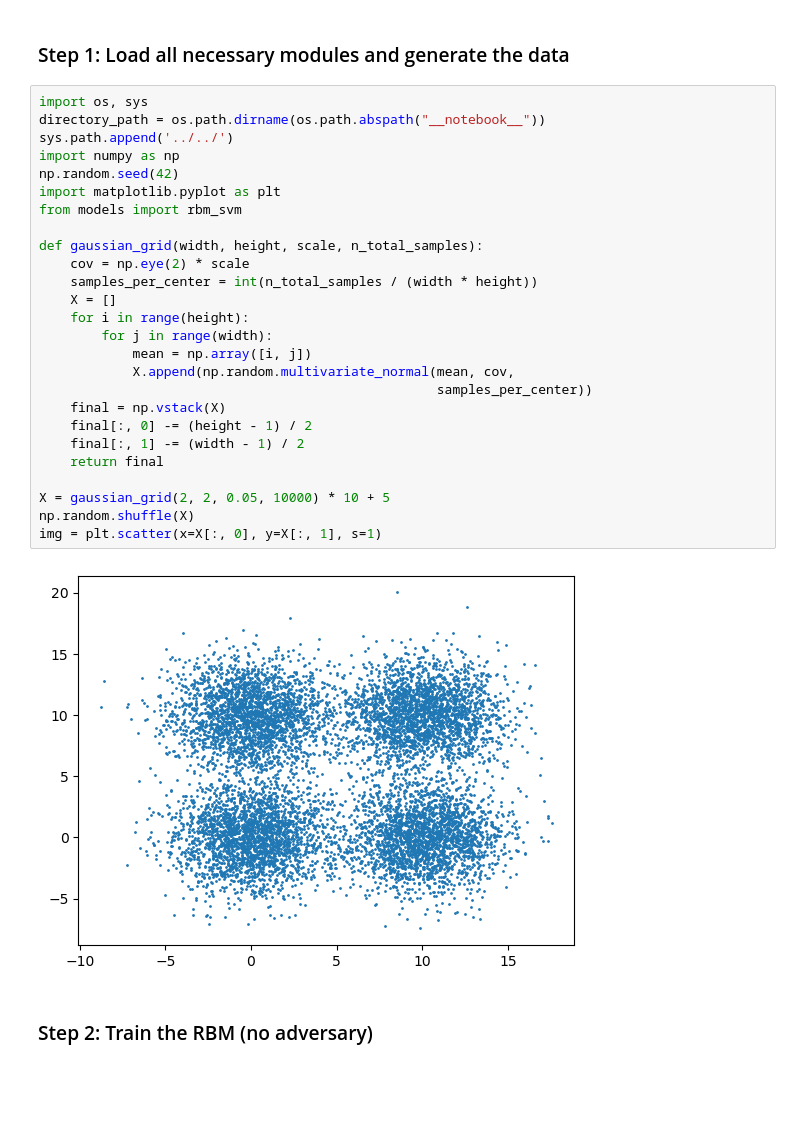
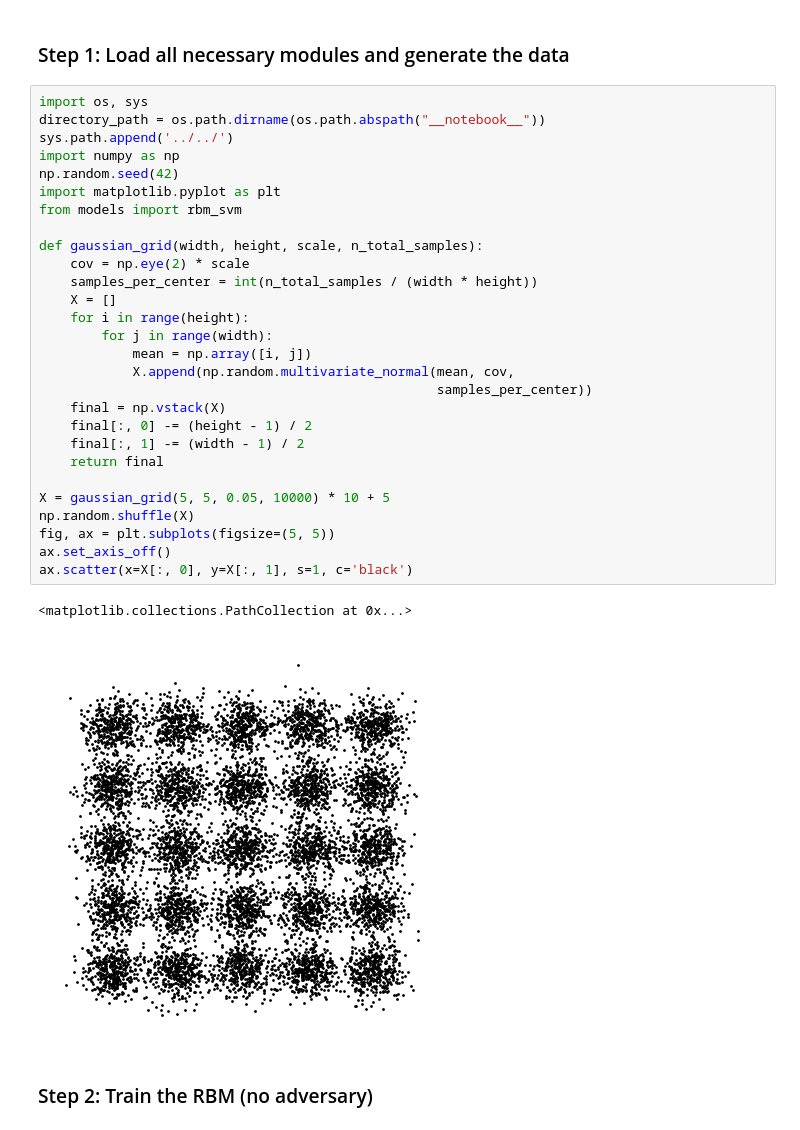
Before and after one commit to ajy25/adversarialRBMs, a Jupyter notebook: demos/rbm_demos/SVM: gaussian_grid_demo.ipynb, the cells around one changed output. Drawn from its saved outputs; the diff is of its cells as text; blank space fills up the shorter version.

```diff
--- a/demos/rbm_demos/SVM: gaussian_grid_demo.ipynb
+++ b/demos/rbm_demos/SVM: gaussian_grid_demo.ipynb
@@ -5,31 +5,34 @@
 # %%
 import os, sys
 directory_path = os.path.dirname(os.path.abspath("__notebook__"))
 sys.path.append('../../')
 import numpy as np
 np.random.seed(42)
 import matplotlib.pyplot as plt
 from models import rbm_svm
 
 def gaussian_grid(width, height, scale, n_total_samples):
     cov = np.eye(2) * scale
     samples_per_center = int(n_total_samples / (width * height))
     X = []
     for i in range(height):
         for j in range(width):
             mean = np.array([i, j])
             X.append(np.random.multivariate_normal(mean, cov,
                                                    samples_per_center))
     final = np.vstack(X)
     final[:, 0] -= (height - 1) / 2
     final[:, 1] -= (width - 1) / 2
     return final
 
-X = gaussian_grid(2, 2, 0.05, 10000) * 10 + 5
+X = gaussian_grid(5, 5, 0.05, 10000) * 10 + 5
 np.random.shuffle(X)
-img = plt.scatter(x=X[:, 0], y=X[:, 1], s=1)
+fig, ax = plt.subplots(figsize=(5, 5))
+ax.set_axis_off()
+ax.scatter(x=X[:, 0], y=X[:, 1], s=1, c='black')
 # %% [output]
+<matplotlib.collections.PathCollection at 0x...>
-[figure, old version]
+[figure, new version]
 # %% [markdown]
 ### Step 2: Train the RBM (no adversary)
 # %%
```
Also changed, not shown: parts of 4 cells of this notebook, 5 other files.
